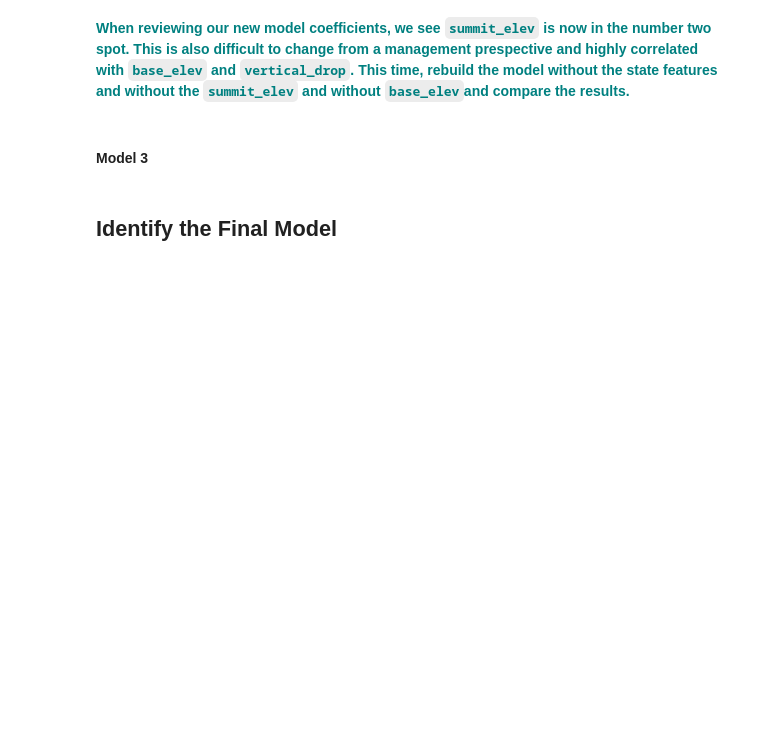
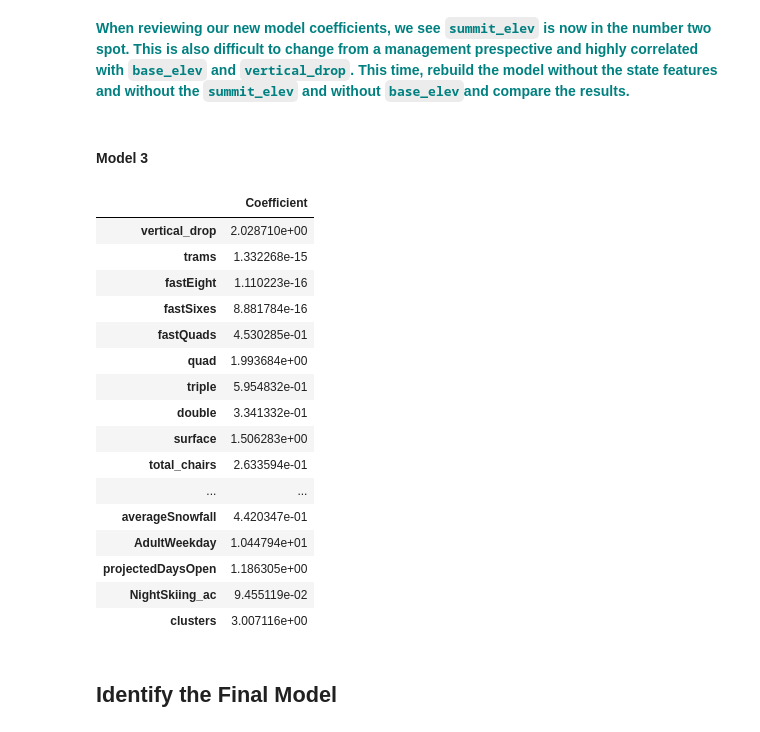
Before and after one commit to ElijahSeeley/Springboard, a Jupyter notebook: GuidedCapstoneStep4 and step5HL.ipynb, the cells around one changed output. Saved outputs shown, nothing was run; the diff lists cells and outputs as text; code cells hidden in the pictures; blank space fills up the shorter version.

```diff
--- a/GuidedCapstoneStep4 and step5HL.ipynb
+++ b/GuidedCapstoneStep4 and step5HL.ipynb
@@ -233,6 +278,51 @@ Hint: Try to construct another model using exactly the steps we followed above.
 **<font color='teal'> When reviewing our new model coefficients, we see `summit_elev` is now in the number two spot. This is also difficult to change from a management prespective and highly correlated with `base_elev` and `vertical_drop`.  This time, rebuild the model without the state features and without the `summit_elev` and without `base_elev`and compare the results. </font>**
 # %% [markdown]
 #### Model 3
+# %%
+df3 = pd.read_csv("step3_output.csv")
+# %%
+df3 = df3.drop(['state', 'summit_elev', 'Unnamed: 0'], axis=1)
+# %%
+# Declare an explanatory variable, called X,and assign it the result of dropping 'Name' and 'AdultWeekend' from the df
+X = df3.drop(['Name','AdultWeekend'], axis=1)
+
+# Declare a response variable, called y, and assign it the AdultWeekend column of the df
+y = df3.AdultWeekend
+
+# Here we use the StandardScaler() method of the preprocessing package, and then call the fit() method with parameter X
+scaler = preprocessing.StandardScaler().fit(X)
+
+# Declare a variable called X_scaled, and assign it the result of calling the transform() method with parameter X
+X_scaled=scaler.transform(X)
+
+# Get the 1-dimensional flattened array of our response variable y by calling the ravel() function on y
+y = y.ravel()
+
+# Call the train_test_split() function with the first two parameters set to X_scaled and y
+# Declare four variables, X_train, X_test, y_train and y_test separated by commas
+X_train, X_test, y_train, y_test = train_test_split(X_scaled, y, test_size=0.25, random_state=1)
+
+model = lm.fit(X_train,y_train)
+# %%
+pd.DataFrame(abs(lm.coef_), X.columns, columns=['Coefficient'])
+# %% [output]
+|  | Coefficient |
+| vertical_drop | 2.028710e+00 |
+| trams | 1.332268e-15 |
+| fastEight | 1.110223e-16 |
+| fastSixes | 8.881784e-16 |
+| fastQuads | 4.530285e-01 |
+| quad | 1.993684e+00 |
+| triple | 5.954832e-01 |
+| double | 3.341332e-01 |
+| surface | 1.506283e+00 |
+| total_chairs | 2.633594e-01 |
+| ... | ... |
+| averageSnowfall | 4.420347e-01 |
+| AdultWeekday | 1.044794e+01 |
+| projectedDaysOpen | 1.186305e+00 |
+| NightSkiing_ac | 9.455119e-02 |
+| clusters | 3.007116e+00 |
 # %% [markdown]
 ## Identify the Final Model
 # %% [markdown]
```
Also changed, not shown: parts of 5 cells of this notebook.
